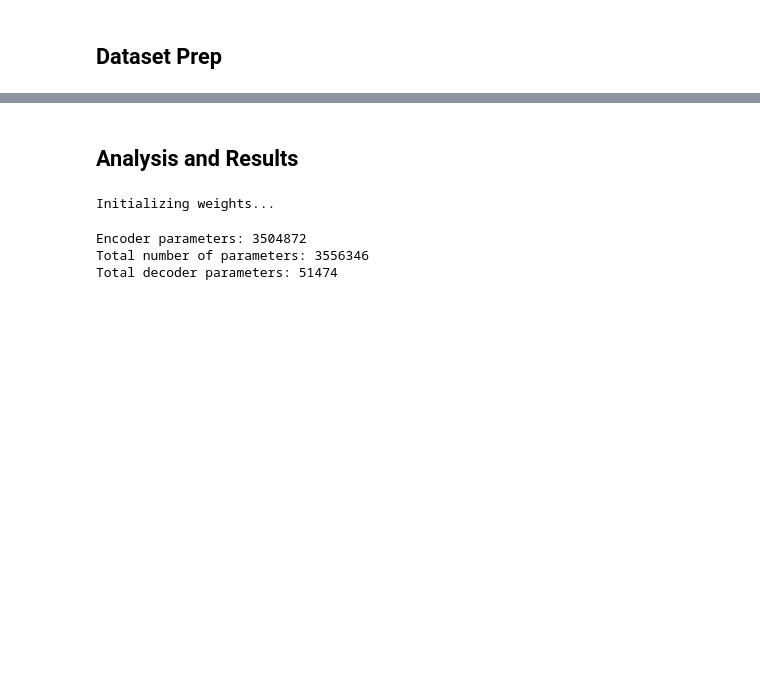
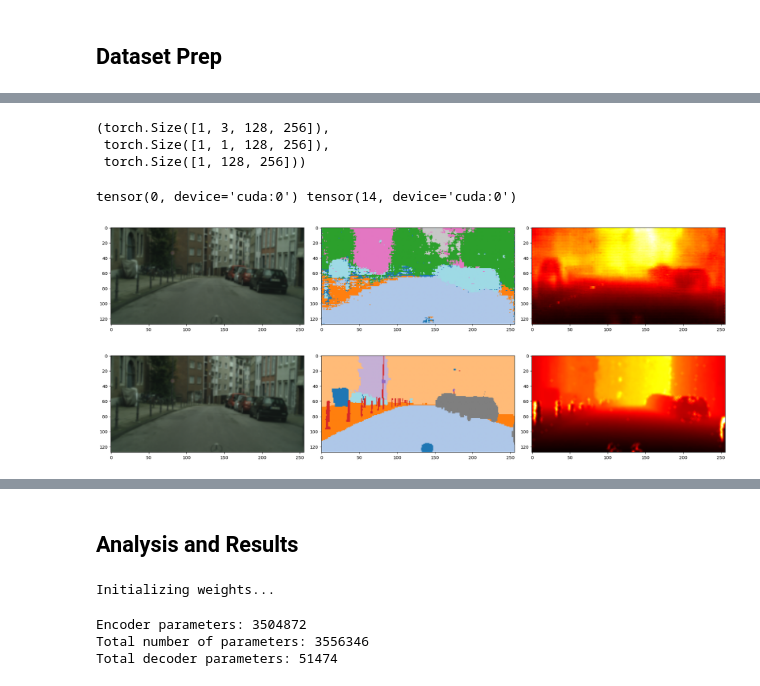
Before and after one commit to Utsab-2010/Depth-Estimation-Task, a Jupyter notebook: test_citysc.ipynb, the cells around one changed output, grey strips where cells are left out. Drawn from its saved outputs; the diff is of its cells as text; code cells hidden in the pictures; blank space fills up the shorter version.

```diff
--- a/test_citysc.ipynb
+++ b/test_citysc.ipynb
@@ -875,5 +847,20 @@ img_tensor = img_tensor.unsqueeze(0)
 depth_tensor = depth_tensor.unsqueeze(0)
 depth_tensor = depth_tensor.to(device)
 seg_tensor = seg_tensor.to(device)
+# %%
+img_tensor.shape, depth_tensor.shape, seg_tensor.shape
+# %% [output]
+(torch.Size([1, 3, 128, 256]),
+ torch.Size([1, 1, 128, 256]),
+ torch.Size([1, 128, 256]))
 # %%
 output,segm = model(img_tensor)
+# %%
+segmented_image = torch.argmax(segm[3], dim=1, keepdim=True)  # convert back to -1 - 18
+print(torch.min(segmented_image), torch.max(segmented_image))
+display_three_tensors(img_tensor.squeeze(0).cpu(), segmented_image.squeeze(0).cpu(), output[3].cpu())
+display_three_tensors(img_tensor.squeeze(0).cpu(), seg_tensor.squeeze(0).cpu(), depth_tensor.squeeze(0).cpu())
+# %% [output]
+tensor(0, device='cuda:0') tensor(14, device='cuda:0')
+[figure, added]
+[figure, added]
```
Also changed, not shown: parts of 22 cells of this notebook.
